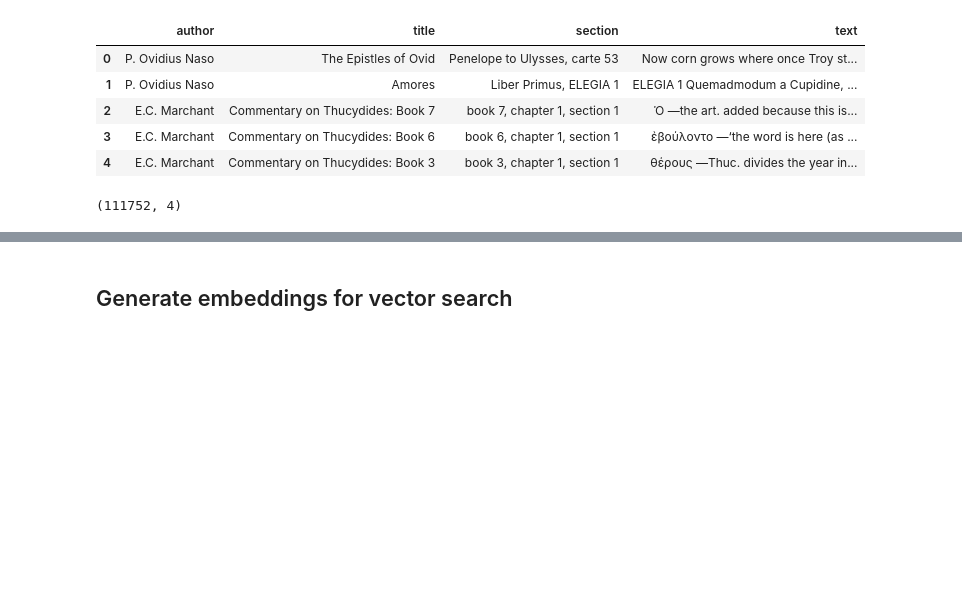
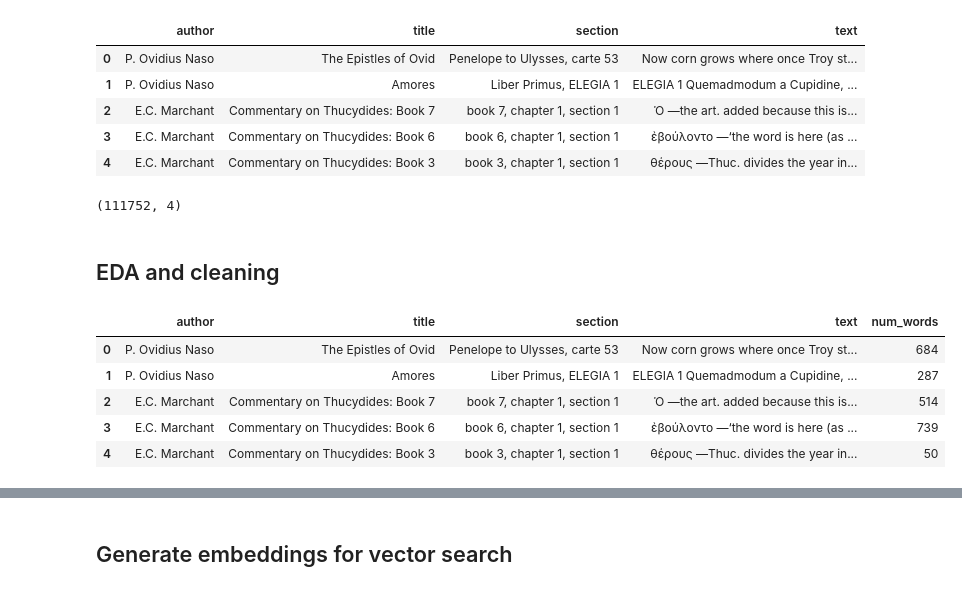
Before and after one commit to jjimenezgil/clio-ai, a Jupyter notebook: notebooks/Ingestion.ipynb, the cells around one changed output, grey strips where cells are left out. Drawn from its saved outputs; the diff is of its cells as text; code cells hidden in the pictures; blank space fills up the shorter version.

```diff
--- a/notebooks/Ingestion.ipynb
+++ b/notebooks/Ingestion.ipynb
@@ -32,0 +30,19 @@ df_dict = df.to_dict(orient="records")
+# %% [markdown]
+## EDA and cleaning
+# %%
+# Create a function that counts number of words of a text
+def count_words(text):
+    return len(str(text).split())
+
+# Append a column with the number of words of the texts
+df["num_words"] = df["text"].apply(count_words)
+
+# Show first rows
+df.head()
+# %% [output]
+|  | author | title | section | text | num_words |
+| 0 | P. Ovidius Naso | The Epistles of Ovid | Penelope to Ulysses, carte 53 | Now corn grows where once Troy st... | 684 |
+| 1 | P. Ovidius Naso | Amores | Liber Primus, ELEGIA 1 | ELEGIA 1 Quemadmodum a Cupidine, ... | 287 |
+| 2 | E.C. Marchant | Commentary on Thucydides: Book 7 | book 7, chapter 1, section 1 | Ὁ —the art. added because this is... | 514 |
+| 3 | E.C. Marchant | Commentary on Thucydides: Book 6 | book 6, chapter 1, section 1 | ἐβούλοντο —‘the word is here (as ... | 739 |
+| 4 | E.C. Marchant | Commentary on Thucydides: Book 3 | book 3, chapter 1, section 1 | θέρους —Thuc. divides the year in... | 50 |
```
Also changed, not shown: parts of 3 cells of this notebook.
